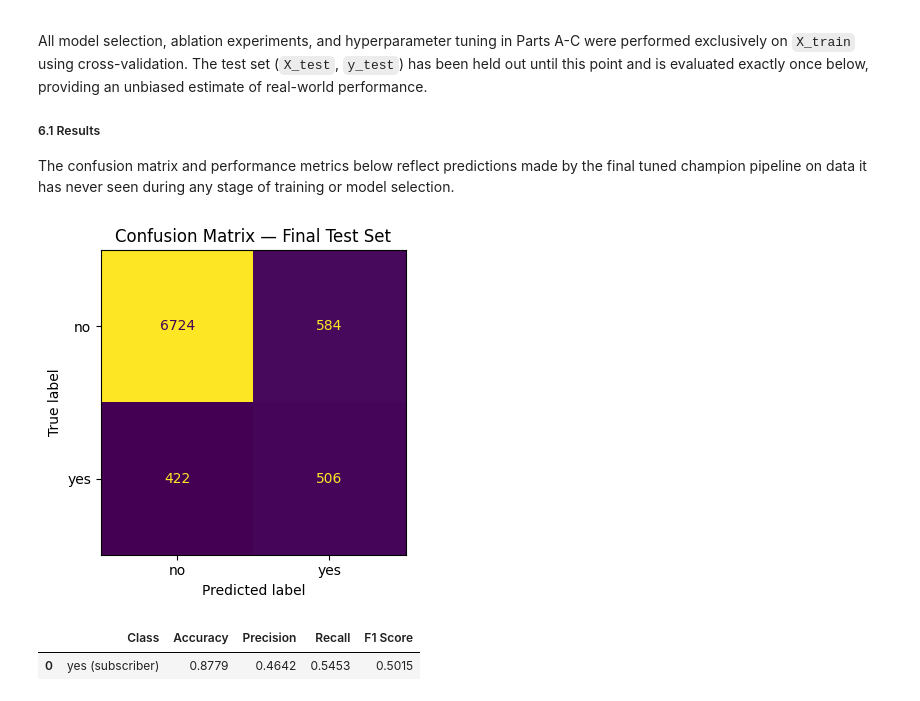
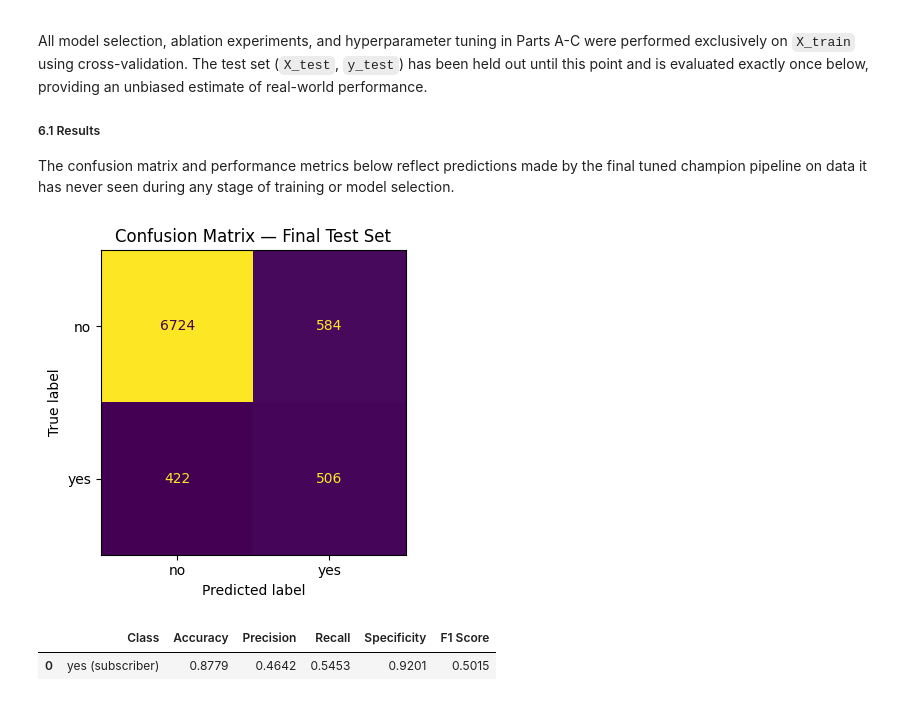
Before and after one commit to jhq-digital/group_25_labp2_stage2, a Jupyter notebook: stage2.ipynb, the cells around one changed output. Saved outputs shown, nothing was run; the diff lists cells and outputs as text; code cells hidden in the pictures.

```diff
--- a/stage2.ipynb
+++ b/stage2.ipynb
@@ -920,33 +957,38 @@ The confusion matrix and performance metrics below reflect predictions made by t
 # %%
 from sklearn.metrics import classification_report, confusion_matrix, ConfusionMatrixDisplay, accuracy_score, precision_score, recall_score, f1_score
 import matplotlib.pyplot as plt
 
 # Fit the final tuned champion on the full training set
 pipeline.fit(X_train, y_train)
 
 # Evaluate on the test set — this is run exactly once
 y_pred  = pipeline.predict(X_test)
 y_proba = pipeline.predict_proba(X_test)[:, 1]
 
 # Confusion matrix
 cm = confusion_matrix(y_test, y_pred)
 disp = ConfusionMatrixDisplay(confusion_matrix=cm, display_labels=['no', 'yes'])
 fig, ax = plt.subplots(figsize=(5, 4))
 disp.plot(ax=ax, colorbar=False)
 ax.set_title('Confusion Matrix — Final Test Set')
 plt.tight_layout()
 plt.show()
 
+# Specificity = TN / (TN + FP)
+tn, fp, fn, tp = cm.ravel()
+specificity = round(tn / (tn + fp), 4)
+
 # Summary metrics table
 results = pd.DataFrame([{
-    'Class':     'yes (subscriber)',
-    'Accuracy':  round(accuracy_score(y_test, y_pred), 4),
-    'Precision': round(precision_score(y_test, y_pred), 4),
-    'Recall':    round(recall_score(y_test, y_pred), 4),
-    'F1 Score':  round(f1_score(y_test, y_pred), 4),
+    'Class':        'yes (subscriber)',
+    'Accuracy':     round(accuracy_score(y_test, y_pred), 4),
+    'Precision':    round(precision_score(y_test, y_pred), 4),
+    'Recall':       round(recall_score(y_test, y_pred), 4),
+    'Specificity':  specificity,
+    'F1 Score':     round(f1_score(y_test, y_pred), 4),
 }])
 display(results)
 # %% [output]
 [figure]
-|  | Class | Accuracy | Precision | Recall | F1 Score |
-| 0 | yes (subscriber) | 0.8779 | 0.4642 | 0.5453 | 0.5015 |
+|  | Class | Accuracy | Precision | Recall | Specificity | F1 Score |
+| 0 | yes (subscriber) | 0.8779 | 0.4642 | 0.5453 | 0.9201 | 0.5015 |
```
Also changed, not shown: parts of 10 cells of this notebook.
